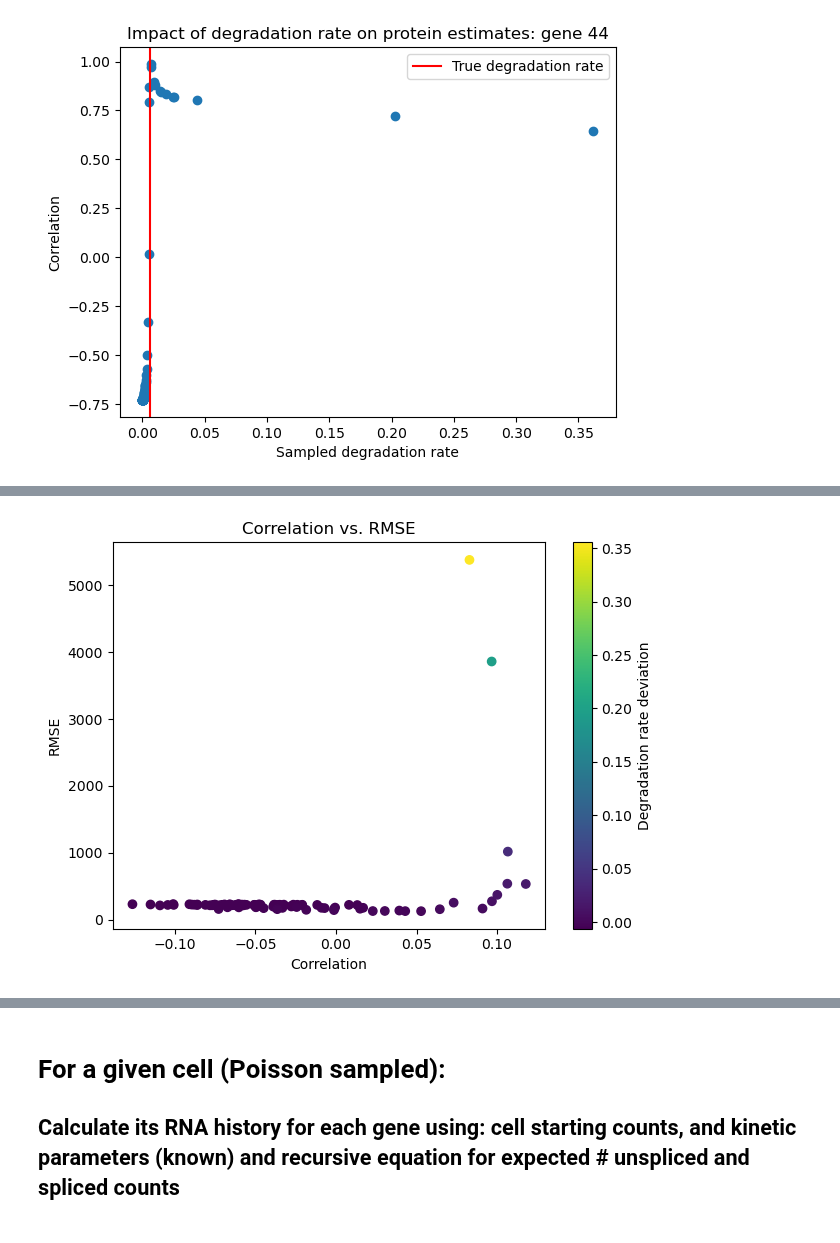
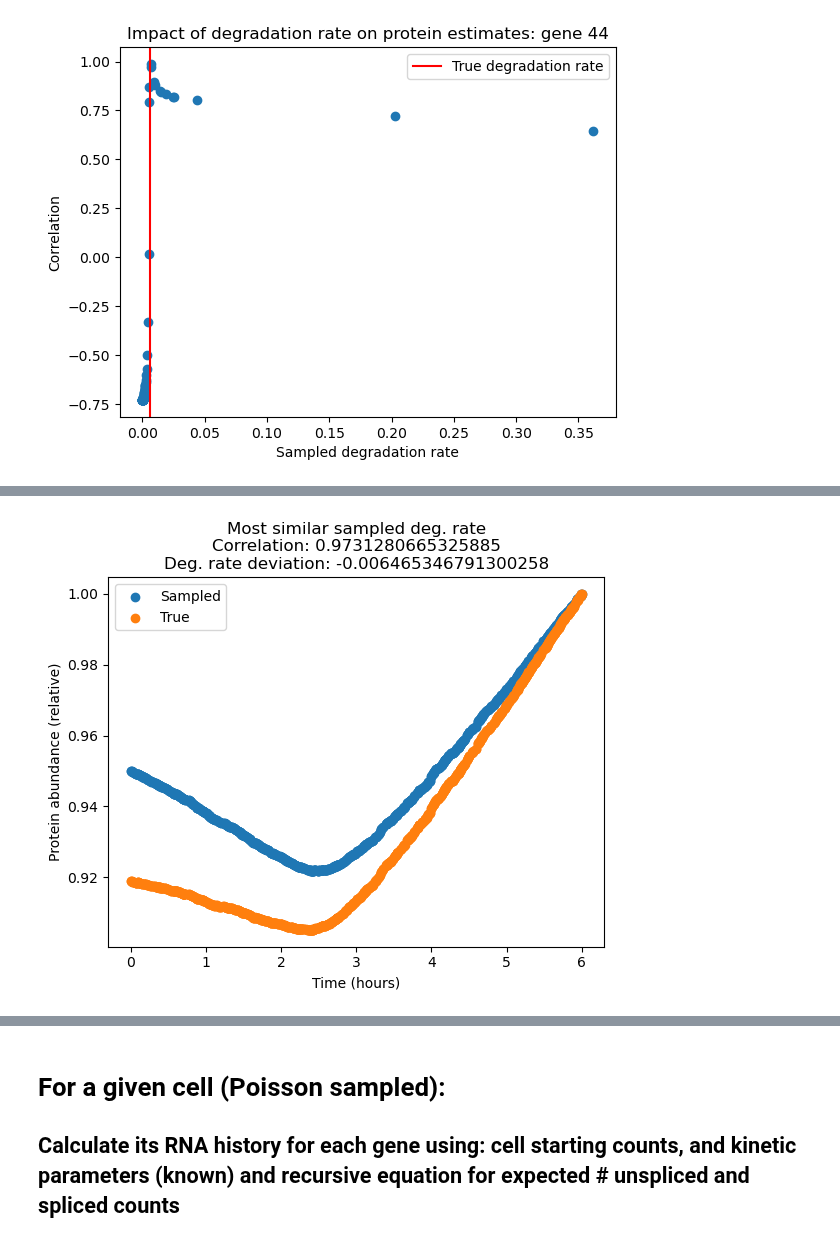
Before and after one commit to reliscu/chronocell_simulations, a Jupyter notebook: simulate_protein_imputation.ipynb, the cells around one changed output, grey strips where cells are left out. Saved outputs shown, nothing was run; the diff lists cells and outputs as text; code cells hidden in the pictures.

```diff
--- a/simulate_protein_imputation.ipynb
+++ b/simulate_protein_imputation.ipynb
@@ -313,29 +379,37 @@ plt.legend();
 # %%
-deg_rate_dev = sampled_deg_rates[gene_idx, :] - phi[gene_idx, -1]
+# deg_rate_dev = sampled_deg_rates[gene_idx, :] - phi[gene_idx, -1]
 
-fig, ax = plt.subplots()
+# fig, ax = plt.subplots()
 
-sc = ax.scatter(
-    sampled_deg_corrs[:, gene_idx],
-    sampled_deg_errors[gene_idx, :],
-    c=deg_rate_dev
-)
+# sc = ax.scatter(
+#     sampled_deg_corrs[:, gene_idx],
+#     sampled_deg_errors[gene_idx, :],
+#     c=deg_rate_dev
+# )
 
-ax.set_xlabel("Correlation")
-ax.set_ylabel("RMSE")
+# ax.set_xlabel("Correlation")
+# ax.set_ylabel("RMSE")
 
-cbar = fig.colorbar(sc, ax=ax)
-cbar.set_label("Degradation rate deviation")
+# cbar = fig.colorbar(sc, ax=ax)
+# cbar.set_label("Degradation rate deviation")
 
-plt.title("Correlation vs. RMSE");
-plt.tight_layout()
-plt.show()
+# plt.title("Correlation vs. RMSE");
+# plt.tight_layout()
+# plt.show()
-# %% [output]
-[figure, removed]
 # %%
 diffs = sampled_deg_rates[gene_idx, :] - phi[gene_idx, -1]
+valid_idx = np.where(diffs >= 0)[0]
+smallest_diff_idx = valid_idx[diffs[valid_idx].argmin()]
+cor = np.corrcoef(P_sampled_deg[smallest_diff_idx, :, gene_idx], P[:, gene_idx])[0, 1]
+deg_dev = phi[gene_idx, -1] - sampled_deg_rates[gene_idx, smallest_diff_idx]
 
-valid_idx = np.where(diffs >= 0)[0]
-out = valid_idx[diffs[valid_idx].argmin()]
-
-max_deg_sample_idx = out
+plt.scatter(true_t,
+            P_sampled_deg[smallest_diff_idx, :, gene_idx] / np.max(P_sampled_deg[smallest_diff_idx, :, gene_idx]),
+            label="Sampled")
+plt.scatter(true_t, P[:, gene_idx] / np.max(P[:, gene_idx]), label="True");
+plt.title(f"Most similar sampled deg. rate\nCorrelation: {cor}\nDeg. rate deviation: {deg_dev}");
+plt.xlabel("Time (hours)");
+plt.ylabel("Protein abundance (relative)");
+plt.legend();
+# %% [output]
+[figure, added]
```
Also changed, not shown: parts of 21 cells of this notebook, 3 other files.
